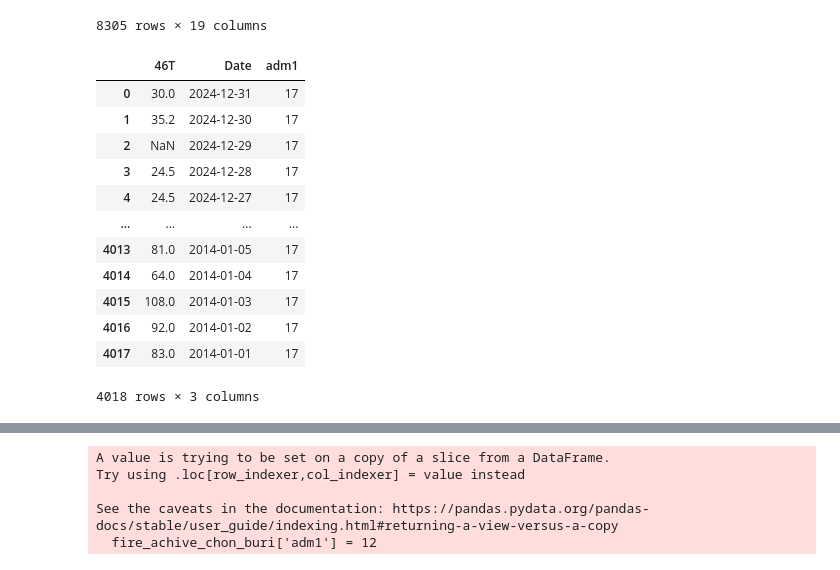
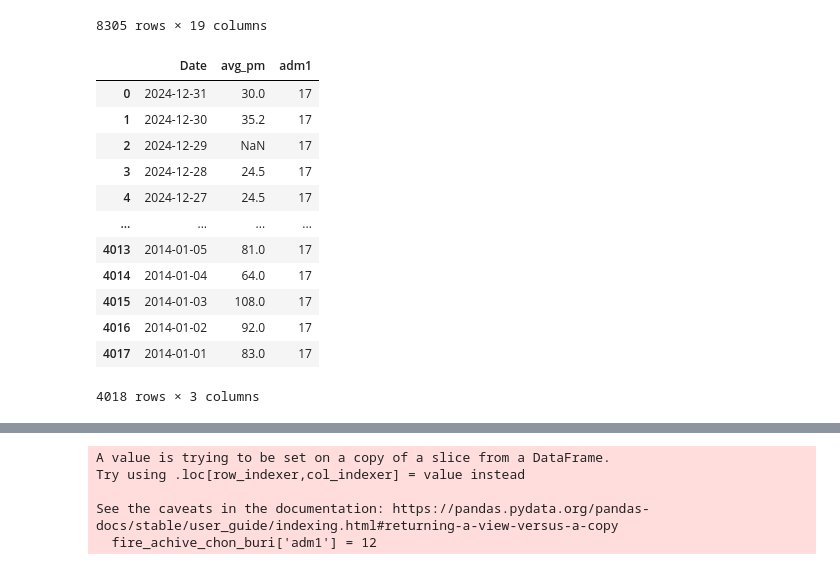
Before and after one commit to smolguyonearth/whoopenthisisgay, a Jupyter notebook: code_QQQ/Let_me_try_smth.ipynb, the cells around one changed output, grey strips where cells are left out. Saved outputs shown, nothing was run; the diff lists cells and outputs as text; code cells hidden in the pictures.

```diff
--- a/code_QQQ/Let_me_try_smth.ipynb
+++ b/code_QQQ/Let_me_try_smth.ipynb
@@ -424,27 +480,29 @@ See the caveats in the documentation: https://pandas.pydata.org/pandas-docs/stab
 8305 rows × 19 columns
 # %%
 # Extract PM2.5 Khon Kaen data
-PM_khon_kaen_raw = PM_map[PM_map['adm1__id'] == 17]
+PM_khonkaen_raw = PM_map[PM_map['adm1__id'] == 17]
 
-stations = list(PM_khon_kaen_raw['รหัสสถานี'])
+stations = list(PM_khonkaen_raw['รหัสสถานี'])
 stations.append('Date')
 
-PM_khon_kaen = PM2_5.loc[:,stations]
+PM_khonkaen = PM2_5.loc[:,stations]
+PM_khonkaen['avg_pm'] = PM_khonkaen.drop(columns='Date').mean(axis=1)
+PM_khonkaen['adm1'] = 17
 
-PM_khon_kaen['adm1'] = 17
+PM_khonkaen = PM_khonkaen[['Date','avg_pm','adm1']]
 
-PM_khon_kaen
+PM_khonkaen
 # %% [output]
-|  | 46T | Date | adm1 |
-| 0 | 30.0 | 2024-12-31 | 17 |
-| 1 | 35.2 | 2024-12-30 | 17 |
-| 2 | NaN | 2024-12-29 | 17 |
-| 3 | 24.5 | 2024-12-28 | 17 |
-| 4 | 24.5 | 2024-12-27 | 17 |
+|  | Date | avg_pm | adm1 |
+| 0 | 2024-12-31 | 30.0 | 17 |
+| 1 | 2024-12-30 | 35.2 | 17 |
+| 2 | 2024-12-29 | NaN | 17 |
+| 3 | 2024-12-28 | 24.5 | 17 |
+| 4 | 2024-12-27 | 24.5 | 17 |
 | ... | ... | ... | ... |
-| 4013 | 81.0 | 2014-01-05 | 17 |
-| 4014 | 64.0 | 2014-01-04 | 17 |
-| 4015 | 108.0 | 2014-01-03 | 17 |
-| 4016 | 92.0 | 2014-01-02 | 17 |
-| 4017 | 83.0 | 2014-01-01 | 17 |
+| 4013 | 2014-01-05 | 81.0 | 17 |
+| 4014 | 2014-01-04 | 64.0 | 17 |
+| 4015 | 2014-01-03 | 108.0 | 17 |
+| 4016 | 2014-01-02 | 92.0 | 17 |
+| 4017 | 2014-01-01 | 83.0 | 17 |
 4018 rows × 3 columns
```
Also changed, not shown: parts of 21 cells of this notebook.
